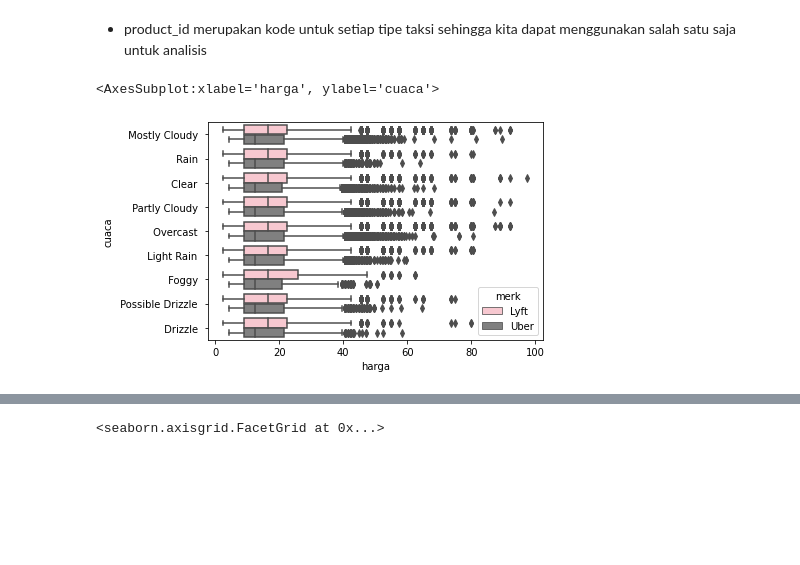
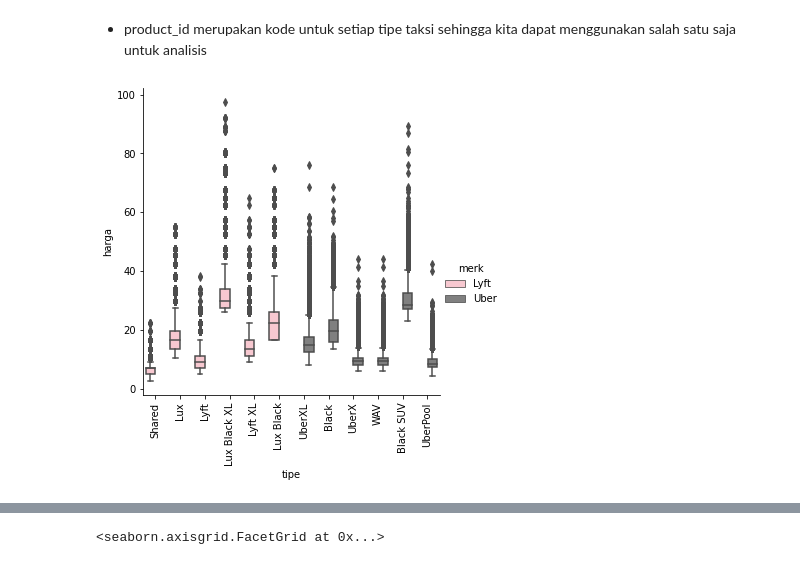
Before and after one commit to ainajefelina/FP1-Analisis, a Jupyter notebook: FP1/4.ipynb, the cells around one changed output, grey strips where cells are left out. Drawn from its saved outputs; the diff is of its cells as text; code cells hidden in the pictures; blank space fills up the shorter version.

```diff
--- a/FP1/4.ipynb
+++ b/FP1/4.ipynb
@@ -296,10 +299,9 @@ df_uber= df_uber.drop(['product_id'], axis=1)
 df_lyft= df_lyft.drop(['product_id'], axis=1)
 df=df.drop(['product_id'],axis=1)
 # %%
-# pengaruh cuaca terhadap harga
-custom_palette = ['pink', 'grey']
-sns.set_palette(custom_palette)
-sns.boxplot(x="harga", y="cuaca", hue="merk", data=df)
+# pengaruh tipe taksi terhadap harga
+ax = sns.catplot(x='tipe', y = 'harga', hue='merk', data=df, kind='box')
+ax.set_xticklabels(rotation=90)
+plt.show()
 # %% [output]
-<AxesSubplot:xlabel='harga', ylabel='cuaca'>
-[figure, old version]
+[figure, new version]
```
Also changed, not shown: parts of 31 cells of this notebook, 1 other file.
